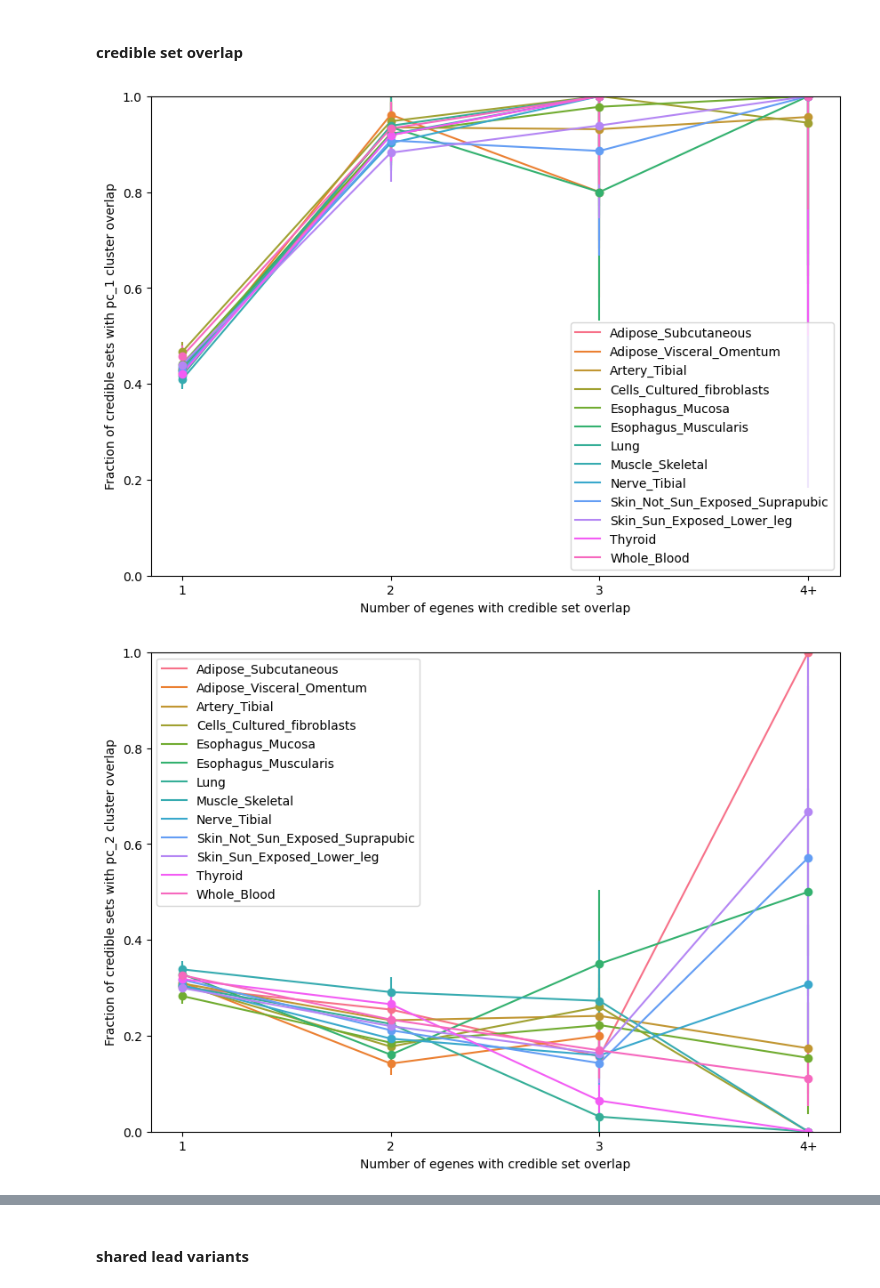
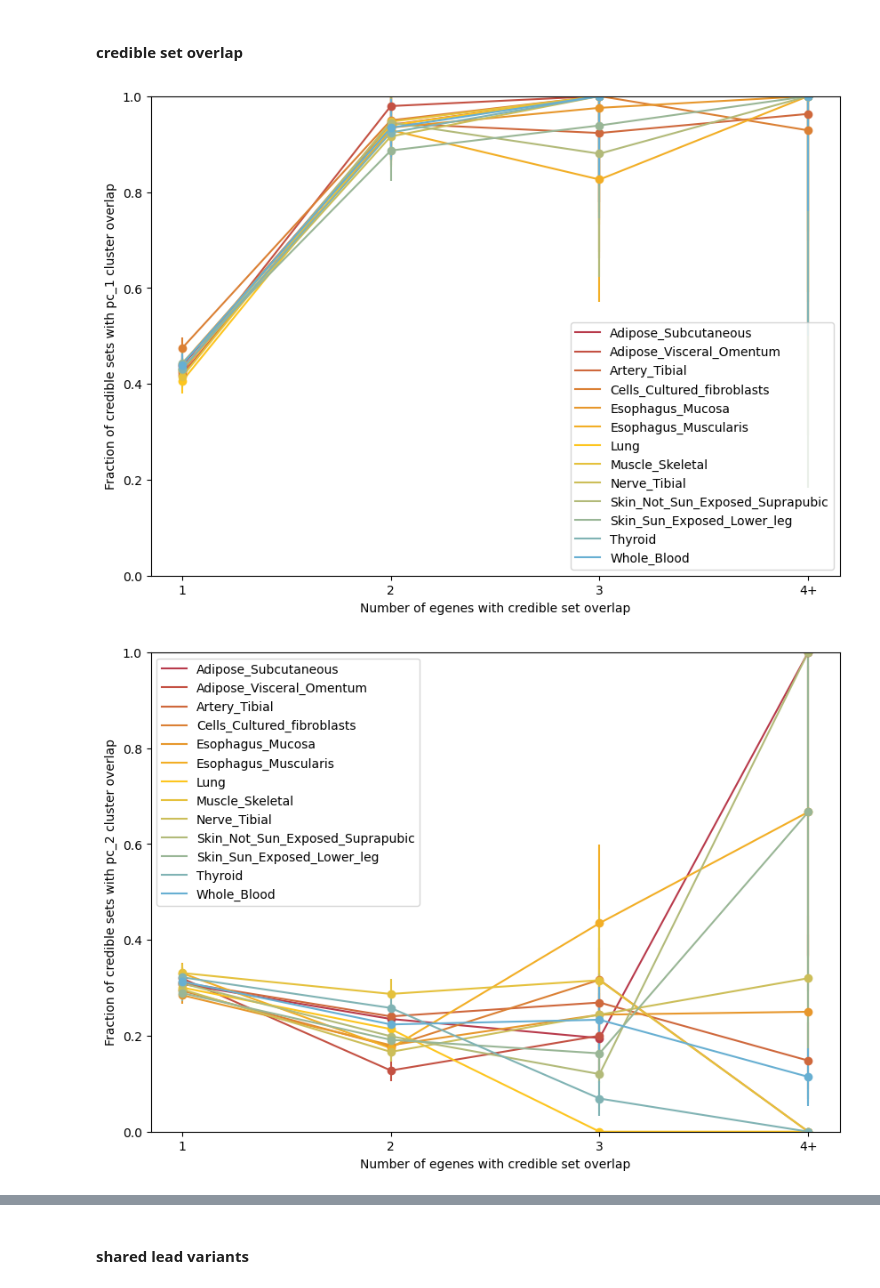
Before and after one commit to kal26/pcqtls, a Jupyter notebook: workflow/notebooks/pcqtl_analysis/signal_sharing_distribution.ipynb, the cells around one changed output, grey strips where cells are left out. Cells and saved outputs as stored; diff of their text form; code cells hidden in the pictures.

Commit message:
results for new cluster algorithem rewrite

```diff
--- a/workflow/notebooks/pcqtl_analysis/signal_sharing_distribution.ipynb
+++ b/workflow/notebooks/pcqtl_analysis/signal_sharing_distribution.ipynb
@@ -25,7 +25,7 @@ tqdm.pandas()
 # get outputs from a config file
 prefix = '/home/klawren/oak/pcqtls'
 import yaml
-config_path= f'{prefix}/config/pcqtl_proteincoding.yaml'
+config_path= f'{prefix}/config/new_clusters/proteincoding_rewrite.yaml'
 with open(config_path, 'r') as f:
     config = yaml.safe_load(f)
 
@@ -138,6 +138,9 @@ def get_ratios(overlap_df, upper_limit=5, pc_overlap_col='num_pc1_overlap', e_ov
 #### credible set overlap
 # %%
 fig, ax = plt.subplots(figsize=(10,7))
+
+tissue_pal = sns.color_palette('blend:#B83A4B,#FEC51D,#67AFD2', n_colors=len(tissue_ids))
+
 
 p = sns.color_palette()
 # load in each tissue
@@ -149,7 +152,7 @@ for i in range(len(tissue_ids)):
     # get ratio values
     ratios, ratio_errors = get_ratios(e_overlap_df)
     # plot
-    color=sns.color_palette('husl', len(tissue_ids))[i]
+    color=tissue_pal[i]
     sns.lineplot(x=range(1,5), y=ratios, ax=ax, color=color, label=tissue_id)
     ax.errorbar(x=range(1,5), y=ratios, yerr=ratio_errors, fmt='o', color=color)
 
@@ -162,37 +165,37 @@ plt.xlabel('Number of egenes with credible set overlap')
 plt.ylabel('Fraction of credible sets with pc_1 cluster overlap')
 plt.show()
 # %% [output]
-[figure, old version]
+[figure, new version]
 # %%
 # some concern this is due to underlying "overlapability" of credible sets
 # if this were the case we'd expect a similar trend for pc_2
 
 fig, ax = plt.subplots(figsize=(10,7))
 
 p = sns.color_palette()
 # load in each tissue
 for i in range(len(tissue_ids)):
     tissue_id = tissue_ids[i]
     overlap_df = pd.read_csv(f'{prefix}/{overlap_output_dir}/{tissue_id}.v8.overlap.txt', sep='\t')
     overlap_df['num_pc2_overlap'] = overlap_df['pc_overlap'].apply(ast.literal_eval).apply(count_pc, pc_num=2)
     e_overlap_df = overlap_df[overlap_df['orig_cs_dataset']=='control_eqtl'].copy()
     # get ratio values
     ratios, ratio_errors = get_ratios(e_overlap_df,pc_overlap_col='num_pc2_overlap')
     # plot
-    color=sns.color_palette('husl', len(tissue_ids))[i]
+    color=tissue_pal[i]
     sns.lineplot(x=range(1,5), y=ratios, ax=ax, color=color, label=tissue_id)
     ax.errorbar(x=range(1,5), y=ratios, yerr=ratio_errors, fmt='o', color=color)
 
 ax.set_xticks([1,2,3, 4])
 ax.set_ylim(0, 1)
 ax.set_xticklabels(['1', '2', '3', '4+'])
 plt.legend()
 
 plt.xlabel('Number of egenes with credible set overlap')
 plt.ylabel('Fraction of credible sets with pc_2 cluster overlap')
 plt.show()
 # %% [output]
-[figure, old version]
+[figure, new version]
 # %%
 # some concern this is due to underlying "overlapability" of credible sets
 # if this were the case we'd expect a similar trend for pc_3
```
Also changed, not shown: parts of 6 cells of this notebook, 2 other files.
